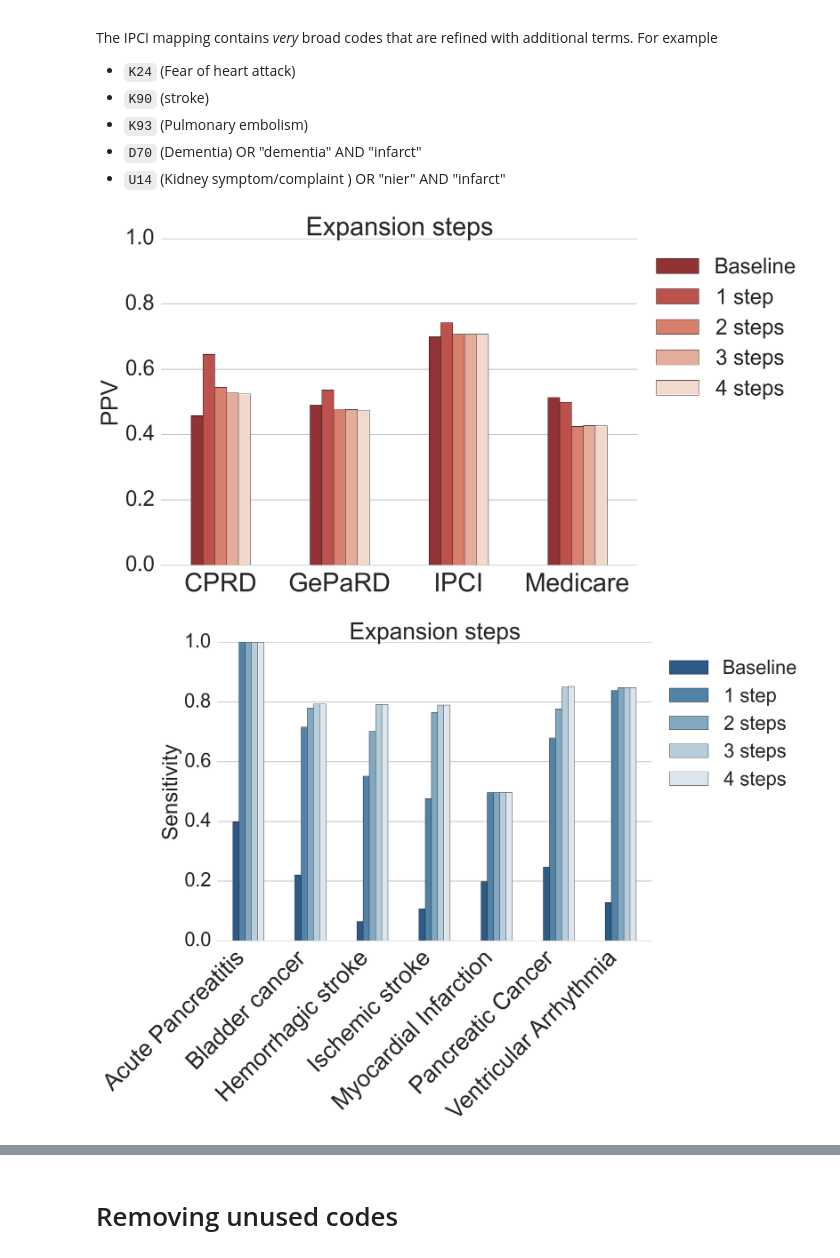
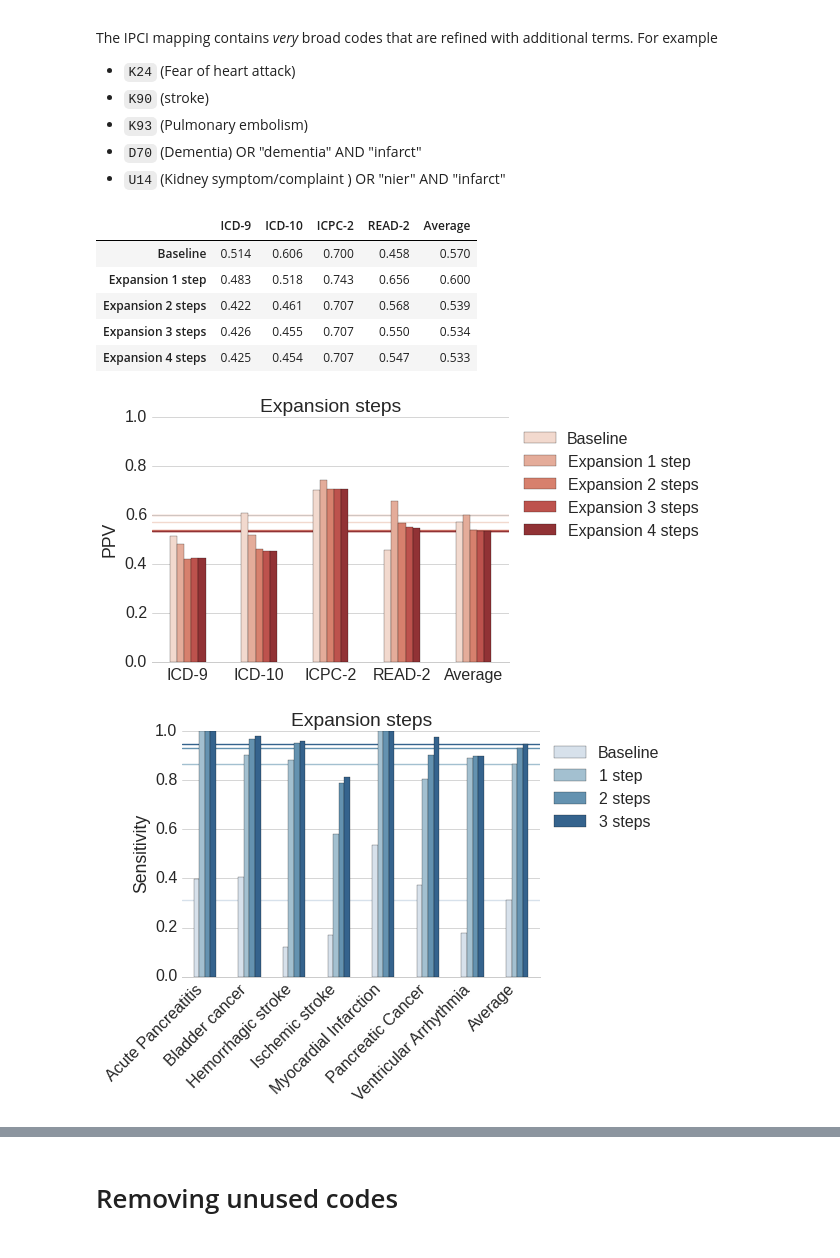
Before and after one commit to mi-erasmusmc/comap, a Jupyter notebook: evaluation/lib/CoMap evaluation.ipynb, the cells around one changed output, grey strips where cells are left out. Drawn from its saved outputs; the diff is of its cells as text; code cells hidden in the pictures.

```diff
--- a/evaluation/lib/CoMap evaluation.ipynb
+++ b/evaluation/lib/CoMap evaluation.ipynb
@@ -249,2 +414,25 @@ with mystyle(measures_palette, savefig='max-recall-performance-by-db.pdf'):
 # %% [markdown]
 # Compare relations for expansion
+# %%
+compare_variations = OrderedDict([
+    ('baseline', 'Baseline'),
+    ('1-RN-RB.expand', 'RN, RB'),
+    ('1-RN-CHD.expand', 'RN, CHD'),
+    ('1-RB-PAR.expand', 'RB, PAR'),
+    ('1-PAR-CHD.expand', 'PAR, CHD'),
+    ('1-RN-CHD-RB-PAR.expand', 'RN, CHD, RB, PAR'),
+])
+averages_compare = pd.DataFrame([
+    ev[ev.variation == variation].groupby('database').recall.mean()
+    for variation in compare_variations
+], index=compare_variations)
+
+averages_compare.columns = averages_compare.columns.map(database_label)
+averages_compare.index = compare_variations.values()
+averages_compare = averages_compare[coding_systems]
+averages_compare['Average'] = averages_compare.mean(axis=1)
+
+with mystyle(graded_recall_palette(len(compare_variations), rev=0), savefig='relations-recall-by-db.pdf'):
+    ax = draw_lines(averages_compare['Average'])
+    averages_compare.iloc[:, :-1].T.plot(kind='bar', title="Relations for expansion", ax=ax)
+    plt.ylabel(measure_label('recall'))
@@ -263,8 +453,10 @@ averages_compare = pd.DataFrame([
 ], index=compare_variations)
 averages_compare.columns = averages_compare.columns.map(event_names.get)
 averages_compare.index = compare_variations.values()
+averages_compare['Average'] = averages_compare.mean(axis=1)
 
-with mystyle(graded_recall_palette(len(compare_variations)), xrot=45, ha='right', savefig='relations-recall-by-event.pdf'):
-    averages_compare.T.plot(kind='bar', title="Relations for expansion")
+with mystyle(graded_recall_palette(len(compare_variations), rev=0), xrot=45, ha='right', savefig='relations-recall-by-event.pdf'):
+    ax = draw_lines(averages_compare['Average'])
+    averages_compare.iloc[:,:-1].T.plot(kind='bar', title="Relations for expansion", ax=ax)
     plt.ylabel(measure_label('recall'))
 # %% [output]
@@ -326,30 +508,40 @@ The IPCI mapping contains *very* broad codes that are refined with additional te
 # %%
 compare_variations = OrderedDict([
     ('baseline', 'Baseline'),
-    ('1-RN-CHD-RB-PAR.expand', '1 step'),
-    ('2-RN-CHD-RB-PAR.expand', '2 steps'),
-    ('3-RN-CHD-RB-PAR.expand', '3 steps'),
-    ('4-RN-CHD-RB-PAR.expand', '4 steps'),
+    ('1-RN-CHD-RB-PAR.expand', 'Expansion 1 step'),
+    ('2-RN-CHD-RB-PAR.expand', 'Expansion 2 steps'),
+    ('3-RN-CHD-RB-PAR.expand', 'Expansion 3 steps'),
+    ('4-RN-CHD-RB-PAR.expand', 'Expansion 4 steps'),
 ])
 averages_compare = pd.DataFrame([
     ev[ev.variation == variation].groupby('database').precision.mean()
     for variation in compare_variations
 ], index=compare_variations)
 averages_compare.columns = averages_compare.columns.map(database_label)
 averages_compare.index = compare_variations.values()
+averages_compare = averages_compare[coding_systems]
+averages_compare['Average'] = averages_compare.mean(axis=1)
 
-with mystyle(graded_precision_palette(len(compare_variations)), savefig='steps-precision-by-db.pdf'):
-    averages_compare.T.plot(kind='bar', title="Expansion steps")
+with mystyle(graded_precision_palette(len(compare_variations), rev=0), savefig='steps-precision-by-db.pdf'):
+    ax = draw_lines(averages_compare['Average'])
+    averages_compare.T.plot(kind='bar', title="Expansion steps", ax=ax)
     plt.ylabel(measure_label('precision'))
+averages_compare.round(3)
 # %% [output]
+|  | ICD-9 | ICD-10 | ICPC-2 | READ-2 | Average |
+| Baseline | 0.514 | 0.606 | 0.700 | 0.458 | 0.570 |
+| Expansion 1 step | 0.483 | 0.518 | 0.743 | 0.656 | 0.600 |
+| Expansion 2 steps | 0.422 | 0.461 | 0.707 | 0.568 | 0.539 |
+| Expansion 3 steps | 0.426 | 0.455 | 0.707 | 0.550 | 0.534 |
+| Expansion 4 steps | 0.425 | 0.454 | 0.707 | 0.547 | 0.533 |
-[figure, old version]
+[figure, new version]
 # %%
 compare_variations = OrderedDict([
     ('baseline', 'Baseline'),
     ('1-RN-CHD-RB-PAR.expand', '1 step'),
     ('2-RN-CHD-RB-PAR.expand', '2 steps'),
     ('3-RN-CHD-RB-PAR.expand', '3 steps'),
-    ('4-RN-CHD-RB-PAR.expand', '4 steps'),
+#    ('4-RN-CHD-RB-PAR.expand', '4 steps'),
 ])
 averages_compare = pd.DataFrame([
     ev[ev.variation == variation].groupby('event').recall.mean()
@@ -357,12 +549,14 @@ averages_compare = pd.DataFrame([
 ], index=compare_variations)
 averages_compare.columns = averages_compare.columns.map(event_names.get)
 averages_compare.index = compare_variations.values()
+averages_compare['Average'] = averages_compare.mean(axis=1)
 
-with mystyle(graded_recall_palette(len(compare_variations)), xrot=45, ha='right', savefig='steps-recall-by-event.pdf'):
-    averages_compare.T.plot(kind='bar', title="Expansion steps")
+with mystyle(graded_recall_palette(len(compare_variations), rev=0), xrot=45, ha='right', savefig='steps-recall-by-event.pdf'):
+    ax = draw_lines(averages_compare['Average'])
+    averages_compare.T.plot(kind='bar', title="Expansion steps", ax=ax)
     plt.ylabel(measure_label('recall'))
 # %% [output]
-[figure, old version]
+[figure, new version]
 # %%
 compare_variations = OrderedDict([
     ('baseline', 'Baseline'),
```
Also changed, not shown: parts of 49 cells of this notebook, 13 other files.
